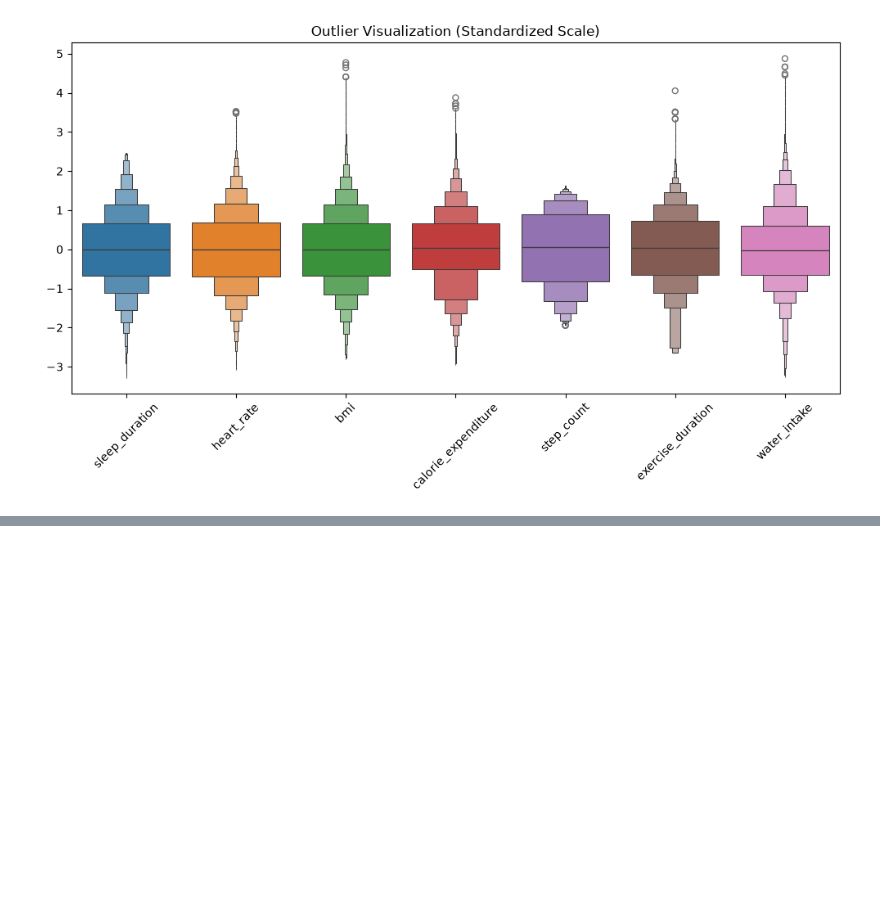
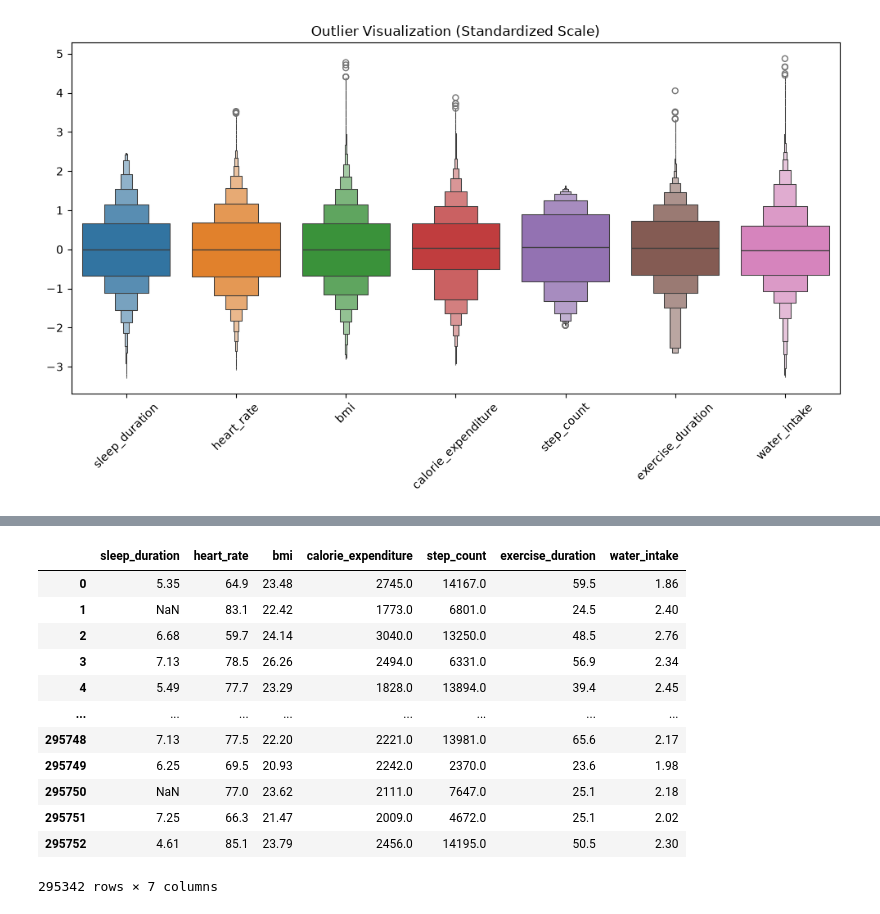
Before and after one commit to TinyHaitch/student-health-risk-analysis, a Jupyter notebook: analysis/student_data.ipynb, the cells around one changed output, grey strips where cells are left out. Saved outputs shown, nothing was run; the diff lists cells and outputs as text; code cells hidden in the pictures; blank space fills up the shorter version.

```diff
--- a/analysis/student_data.ipynb
+++ b/analysis/student_data.ipynb
@@ -145,0 +145,38 @@ plt.show()
+# %%
+
+
+def outlier_remover(df):
+    '''
+    This calculates the stats of the data and remove the oulier
+    using 3 standard deviation above and below the mean of the data
+    '''
+    data_outlier = {}
+    all_outlier_row = set()
+    for col in df:
+
+        ## Calculating the stats
+        data_mean = df[col].mean()
+        data_std = df[col].std()
+
+        data_outlier[col] = float(data_mean), float(data_std)
+
+        ## Calculating outlier threasold
+        outlier_threasold = data_std * 3
+
+        ## Calculating the limit
+        upper_limit = data_mean + outlier_threasold
+        lower_limit = data_mean - outlier_threasold
+
+        is_outlier = (df[col] < lower_limit) | (df[col] > upper_limit)
+        outlier_row = df[is_outlier].index
+        print(outlier_row)
+
+        all_outlier_row.update(outlier_row)
+
+        ## Cleaning the dataset
+        cleaned_data = df.drop(index=all_outlier_row)
+
+        return cleaned_data, data_outlier
+# %%
+cleaned_data, outlier_data =  outlier_remover(num_data)
+outlier_data
@@ -145,0 +191,16 @@ plt.show()
+# %%
+cleaned_data
+# %% [output]
+|  | sleep_duration | heart_rate | bmi | calorie_expenditure | step_count | exercise_duration | water_intake |
+| 0 | 5.35 | 64.9 | 23.48 | 2745.0 | 14167.0 | 59.5 | 1.86 |
+| 1 | NaN | 83.1 | 22.42 | 1773.0 | 6801.0 | 24.5 | 2.40 |
+| 2 | 6.68 | 59.7 | 24.14 | 3040.0 | 13250.0 | 48.5 | 2.76 |
+| 3 | 7.13 | 78.5 | 26.26 | 2494.0 | 6331.0 | 56.9 | 2.34 |
+| 4 | 5.49 | 77.7 | 23.29 | 1828.0 | 13894.0 | 39.4 | 2.45 |
+| ... | ... | ... | ... | ... | ... | ... | ... |
+| 295748 | 7.13 | 77.5 | 22.20 | 2221.0 | 13981.0 | 65.6 | 2.17 |
+| 295749 | 6.25 | 69.5 | 20.93 | 2242.0 | 2370.0 | 23.6 | 1.98 |
+| 295750 | NaN | 77.0 | 23.62 | 2111.0 | 7647.0 | 25.1 | 2.18 |
+| 295751 | 7.25 | 66.3 | 21.47 | 2009.0 | 4672.0 | 25.1 | 2.02 |
+| 295752 | 4.61 | 85.1 | 23.79 | 2456.0 | 14195.0 | 50.5 | 2.30 |
+295342 rows × 7 columns
```
Also changed, not shown: parts of 3 cells of this notebook.
